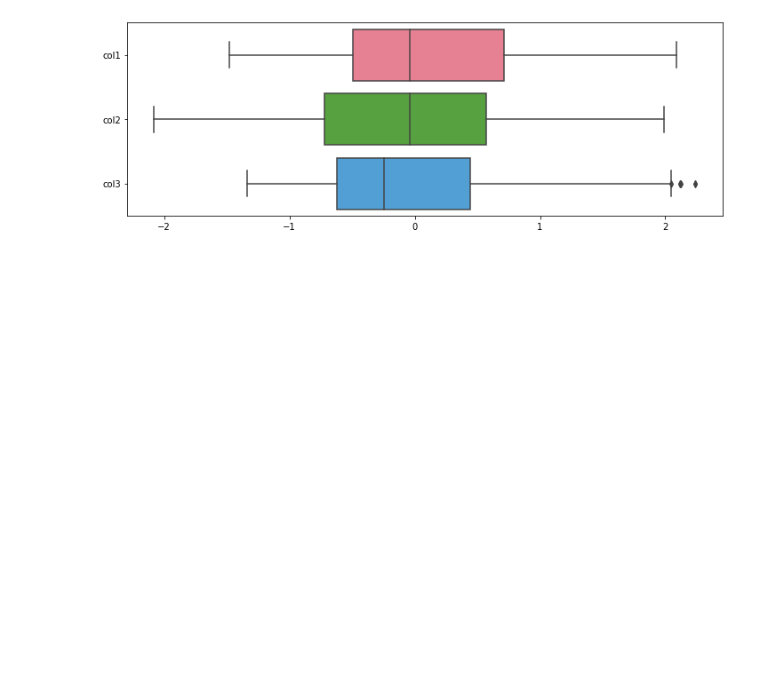
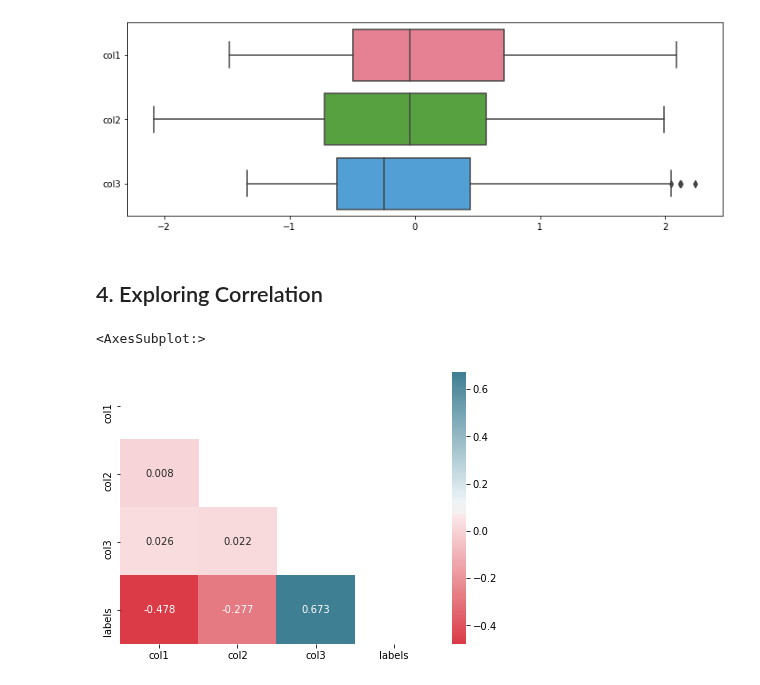
Before and after one commit to harera3/ML_Portfolio, a Jupyter notebook: 30_Tetra_Data_Exploration.ipynb, the cells around one changed output. Saved outputs shown, nothing was run; the diff lists cells and outputs as text; code cells hidden in the pictures; blank space fills up the shorter version.

Commit message:
4. correlation

```diff
--- a/30_Tetra_Data_Exploration.ipynb
+++ b/30_Tetra_Data_Exploration.ipynb
@@ -82,3 +82,15 @@ plt.figure(figsize=(12,4))
 ax = sns.boxplot(data=X, orient="h", palette="husl")
 # %% [output]
 [figure]
+# %% [markdown]
+## 4. Exploring Correlation
+# %%
+corr_mx = tetra.corr()
+mask = np.triu(np.ones_like(corr_mx, dtype=np.bool))
+color = sns.diverging_palette(10, 220, as_cmap=True)
+fig, ax = plt.subplots(figsize=(7,5))
+sns.heatmap(corr_mx, mask=mask, cmap=color, annot=True,
+            fmt=".3f", annot_kws={"size": 10})
+# %% [output]
+<AxesSubplot:>
+[figure, added]
```
